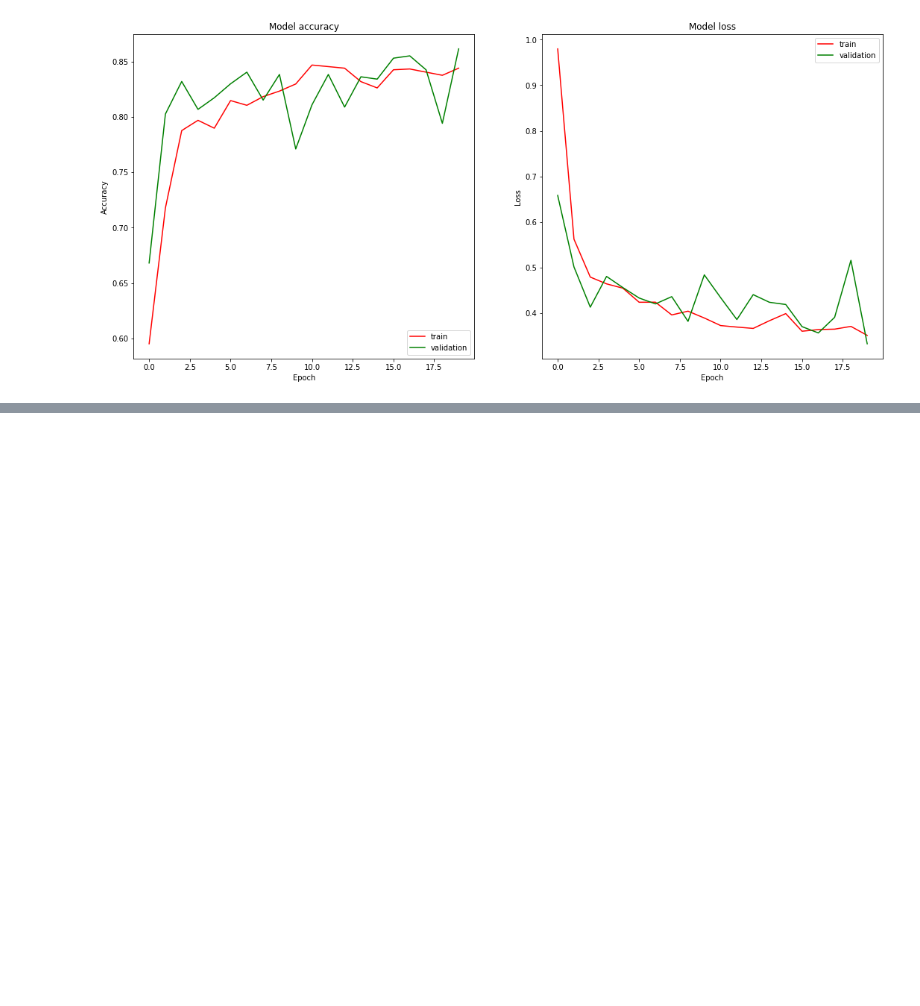
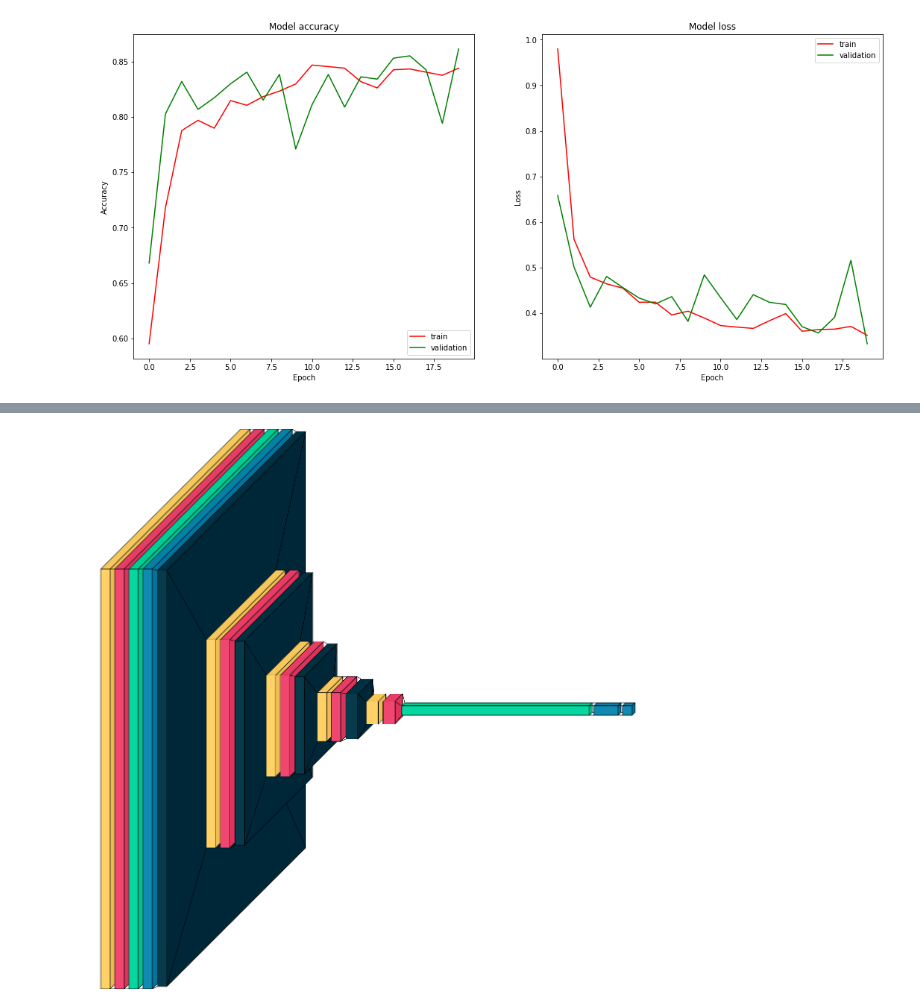
Before and after one commit to leogalbu/Colab_Notebook, a Jupyter notebook: Model_2_Data_augmentation_Quartz_Pyrite_Binary.ipynb, the cells around one changed output, grey strips where cells are left out. Drawn from its saved outputs; the diff is of its cells as text; code cells hidden in the pictures; blank space fills up the shorter version.

```diff
--- a/Model_2_Data_augmentation_Quartz_Pyrite_Binary.ipynb
+++ b/Model_2_Data_augmentation_Quartz_Pyrite_Binary.ipynb
@@ -270,0 +345,6 @@ plot_performance(history_2_data_augmentation)
+# %%
+visualkeras.layered_view(model_2_data_augmentation).show() # display using your system viewer
+
+visualkeras.layered_view(model_2_data_augmentation)
+# %% [output]
+[figure, added]
```
Also changed, not shown: parts of 7 cells of this notebook.
